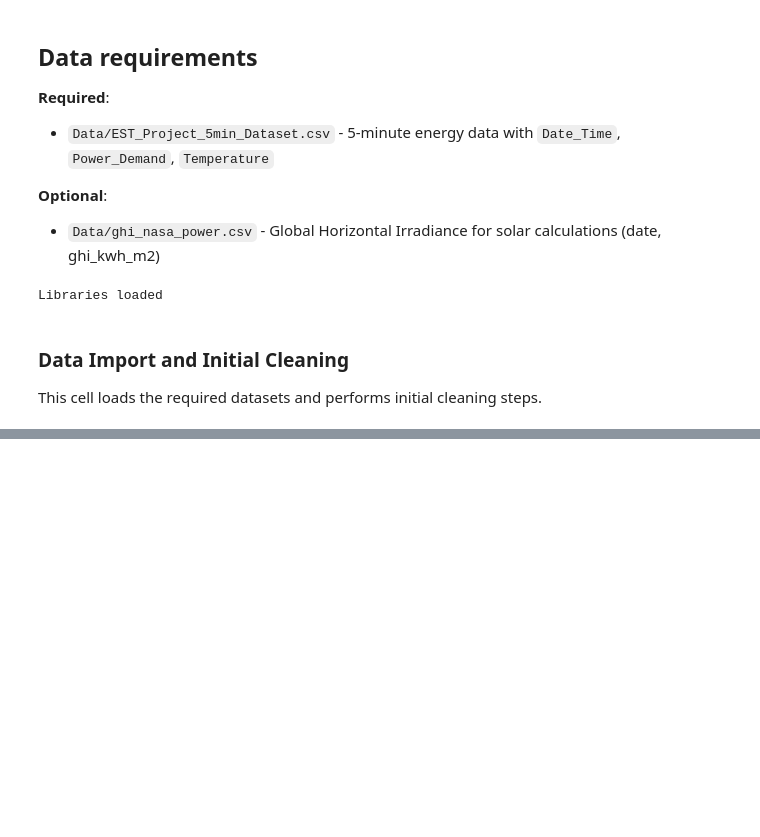
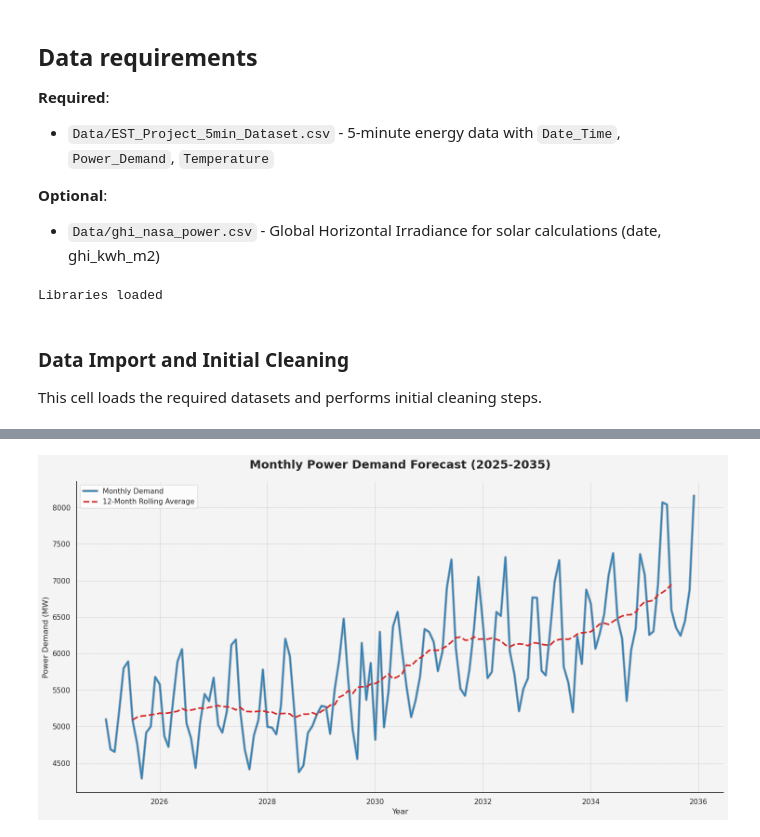
Before and after one commit to Srindot/NCR_Energy_Consumption_Pattern, a Jupyter notebook: landsat_energy_analysis.ipynb, the cells around one changed output, grey strips where cells are left out. Drawn from its saved outputs; the diff is of its cells as text; code cells hidden in the pictures; blank space fills up the shorter version.

```diff
--- a/landsat_energy_analysis.ipynb
+++ b/landsat_energy_analysis.ipynb
@@ -1252,0 +888,82 @@ All data used in this analysis is sourced from official, peer-reviewed, or gover
+# %%
+import pandas as pd
+import matplotlib.pyplot as plt
+import matplotlib.patheffects as path_effects
+import os
+
+# --- Configuration ---
+DATA_DIR = 'Data'
+PLOT_DIR = 'Plots'
+INPUT_FILE_PATH = os.path.join(DATA_DIR, 'fabricated_monthly_power_demand.csv')
+OUTPUT_PLOT_PATH = os.path.join(PLOT_DIR, 'monthly_power_demand_plot.png')
+
+def plot_fabricated_data(df):
+    """
+    Generates and saves a visually enhanced plot of the power demand data.
+    """
+    print("\n2. Generating and saving plot...")
+    # Use a clean, professional style
+    plt.style.use('seaborn-v0_8-ticks')
+    fig, ax = plt.subplots(figsize=(15, 8))
+    fig.patch.set_facecolor('#f4f4f4')
+    ax.set_facecolor('#f4f4f4')
+
+    df['12-Month_Rolling_Average'] = df['Fabricated_Power_Demand_MW'].rolling(window=12, center=True).mean()
+
+    # --- Enhanced Plotting ---
+    # Define colors
+    main_color = '#007acc'
+    trend_color = '#d62728'
+
+    # Add a subtle shadow effect for depth
+    shadow = [path_effects.withStroke(linewidth=4, foreground='black', alpha=0.3)]
+
+    # Plot the primary data and the trend line with new aesthetics
+    ax.plot(df.index, df['Fabricated_Power_Demand_MW'], label='Monthly Demand', color=main_color, linewidth=2, alpha=0.8, path_effects=shadow)
+    ax.plot(df.index, df['12-Month_Rolling_Average'], label='12-Month Rolling Average', color=trend_color, linestyle='--', linewidth=2.5)
+
+    # --- Improved Titles and Labels ---
+    ax.set_title('Monthly Power Demand Forecast (2025-2035)', fontsize=18, fontweight='bold', pad=20)
+    ax.set_xlabel('Year', fontsize=12)
+    ax.set_ylabel('Power Demand (MW)', fontsize=12)
+
+    # Customize the grid and spines for a cleaner look
+    ax.grid(True, which='major', linestyle=':', linewidth=0.5, color='grey')
+    ax.spines['top'].set_visible(False)
+    ax.spines['right'].set_visible(False)
+
+    # Improve the legend
+    legend = ax.legend(frameon=True, loc='upper left', fontsize=11)
+    legend.get_frame().set_facecolor('white')
+    legend.get_frame().set_edgecolor('lightgrey')
+
+    plt.tight_layout()
+
+    os.makedirs(PLOT_DIR, exist_ok=True)
+    fig.savefig(OUTPUT_PLOT_PATH, dpi=150) # Increase resolution for better quality
+    print(f"   - Plot saved to '{OUTPUT_PLOT_PATH}'")
+
+    plt.show()
+
+# --- Main execution block ---
+if __name__ == "__main__":
+    print(f"1. Loading fabricated data from '{INPUT_FILE_PATH}'...")
+    try:
+        # Load the CSV, assuming the date is the first column
+        df = pd.read_csv(INPUT_FILE_PATH, parse_dates=[0], index_col=0)
+        df.index.name = 'Date'
+
+        # To make this script robust, check for the column name from the previous script
+        # and rename it to what the plotting function expects.
+        if 'Predicted_Power_Demand_MW' in df.columns:
+            df.rename(columns={'Predicted_Power_Demand_MW': 'Fabricated_Power_Demand_MW'}, inplace=True)
+
+        # Call the plotting function with the loaded data
+        plot_fabricated_data(df)
+
+    except FileNotFoundError:
+        print(f"Error: The file was not found at '{INPUT_FILE_PATH}'")
+        print("Please make sure you have run the data fabrication script first.")
+    except Exception as e:
+        print(f"An error occurred: {e}")
+# %% [output]
@@ -1252,0 +974 @@ All data used in this analysis is sourced from official, peer-reviewed, or gover
+[figure, added]
```
Also changed, not shown: parts of 51 cells of this notebook, 38 other files.
